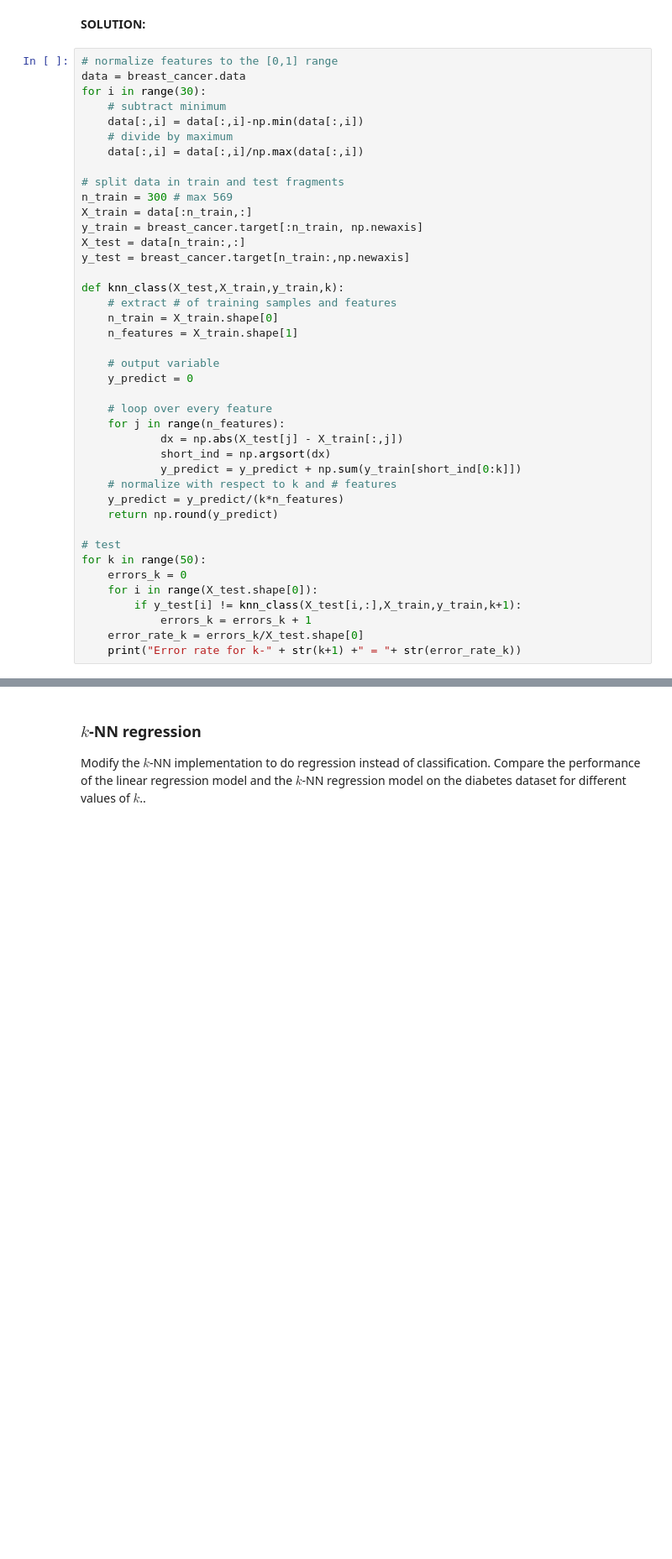
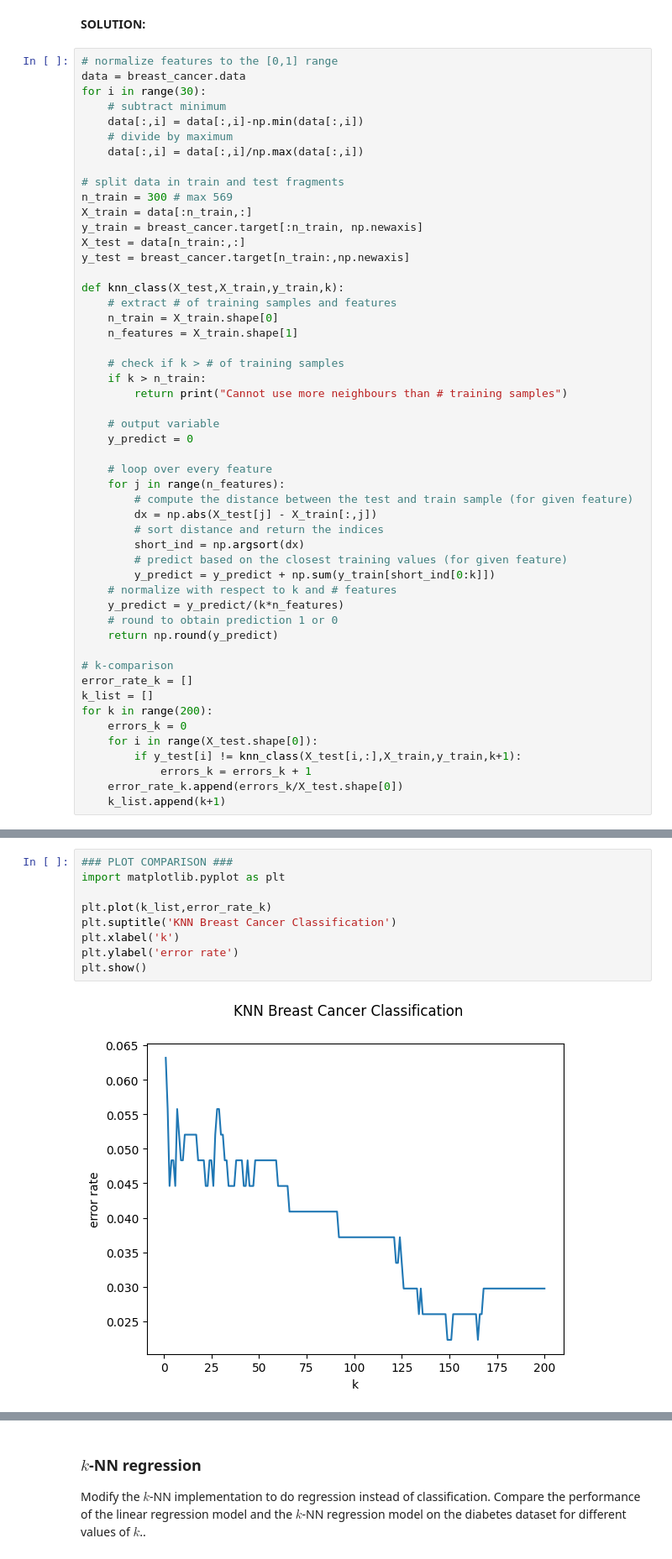
Before and after one commit to YLaret/8dm50-machine-learning, a Jupyter notebook: practicals/week_1.ipynb, the cells around one changed output, grey strips where cells are left out. Shown: that part at 84% size. Drawn from its saved outputs; the diff is of its cells as text; blank space fills up the shorter version.

Commit message:
knn-class plots, WLS derivation, knn-ols regression plots

```diff
--- a/practicals/week_1.ipynb
+++ b/practicals/week_1.ipynb
@@ -174,23 +205,33 @@ def knn_class(X_test,X_train,y_train,k):
     n_train = X_train.shape[0]
     n_features = X_train.shape[1]
 
+    # check if k > # of training samples
+    if k > n_train:
+        return print("Cannot use more neighbours than # training samples")
+
     # output variable
     y_predict = 0
 
     # loop over every feature
     for j in range(n_features):
-            dx = np.abs(X_test[j] - X_train[:,j])
-            short_ind = np.argsort(dx)
-            y_predict = y_predict + np.sum(y_train[short_ind[0:k]])
+        # compute the distance between the test and train sample (for given feature)
+        dx = np.abs(X_test[j] - X_train[:,j])
+        # sort distance and return the indices
+        short_ind = np.argsort(dx)
+        # predict based on the closest training values (for given feature)
+        y_predict = y_predict + np.sum(y_train[short_ind[0:k]])
     # normalize with respect to k and # features
     y_predict = y_predict/(k*n_features)
+    # round to obtain prediction 1 or 0
     return np.round(y_predict)
 
-# test
-for k in range(50):
+# k-comparison
+error_rate_k = []
+k_list = []
+for k in range(200):
     errors_k = 0
     for i in range(X_test.shape[0]):
         if y_test[i] != knn_class(X_test[i,:],X_train,y_train,k+1):
             errors_k = errors_k + 1
-    error_rate_k = errors_k/X_test.shape[0]
-    print("Error rate for k-" + str(k+1) +" = "+ str(error_rate_k))
+    error_rate_k.append(errors_k/X_test.shape[0])
+    k_list.append(k+1)
@@ -214,0 +238,11 @@ Error rate for k-50 = 0.029585798816568046
+# %%
+### PLOT COMPARISON ###
+import matplotlib.pyplot as plt
+
+plt.plot(k_list,error_rate_k)
+plt.suptitle('KNN Breast Cancer Classification')
+plt.xlabel('k')
+plt.ylabel('error rate')
+plt.show()
+# %% [output]
+[figure, added]
```
Also changed, not shown: parts of 9 cells of this notebook.
